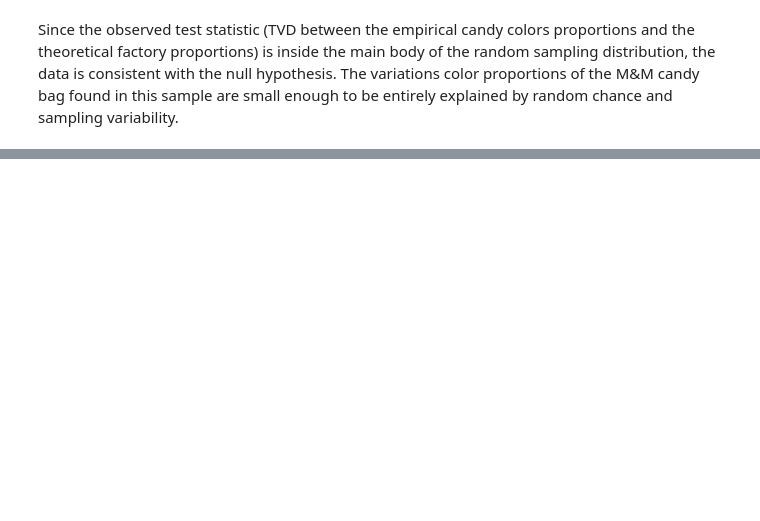
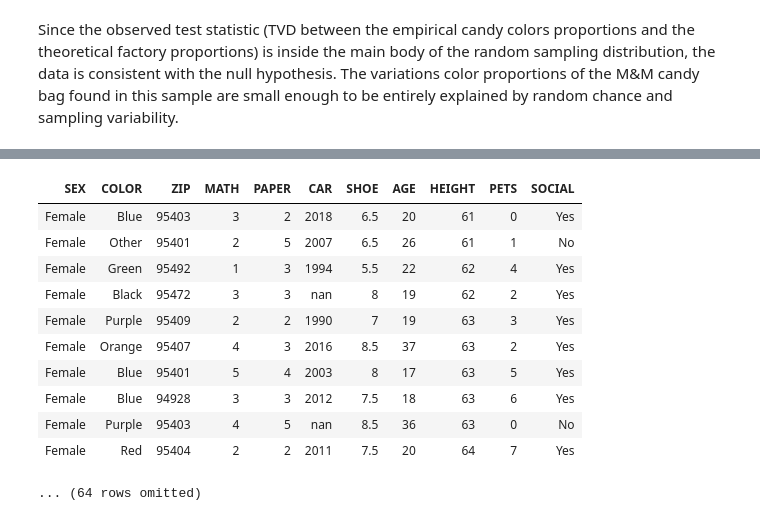
Before and after one commit to SRJC-Data-Science/materials-sp22, a Jupyter notebook: SRJC/lecture_note/lecture_17_18_19/hypothesis_testing-pw.ipynb, the cells around one changed output, grey strips where cells are left out. Saved outputs shown, nothing was run; the diff lists cells and outputs as text; code cells hidden in the pictures; blank space fills up the shorter version.

```diff
--- a/SRJC/lecture_note/lecture_17_18_19/hypothesis_testing-pw.ipynb
+++ b/SRJC/lecture_note/lecture_17_18_19/hypothesis_testing-pw.ipynb
@@ -487,0 +500,16 @@ p_value
+# %%
+students = Table().read_table('student_data.csv')
+students
+# %% [output]
+| SEX | COLOR | ZIP | MATH | PAPER | CAR | SHOE | AGE | HEIGHT | PETS | SOCIAL |
+| Female | Blue | 95403 | 3 | 2 | 2018 | 6.5 | 20 | 61 | 0 | Yes |
+| Female | Other | 95401 | 2 | 5 | 2007 | 6.5 | 26 | 61 | 1 | No |
+| Female | Green | 95492 | 1 | 3 | 1994 | 5.5 | 22 | 62 | 4 | Yes |
+| Female | Black | 95472 | 3 | 3 | nan | 8 | 19 | 62 | 2 | Yes |
+| Female | Purple | 95409 | 2 | 2 | 1990 | 7 | 19 | 63 | 3 | Yes |
+| Female | Orange | 95407 | 4 | 3 | 2016 | 8.5 | 37 | 63 | 2 | Yes |
+| Female | Blue | 95401 | 5 | 4 | 2003 | 8 | 17 | 63 | 5 | Yes |
+| Female | Blue | 94928 | 3 | 3 | 2012 | 7.5 | 18 | 63 | 6 | Yes |
+| Female | Purple | 95403 | 4 | 5 | nan | 8.5 | 36 | 63 | 0 | No |
+| Female | Red | 95404 | 2 | 2 | 2011 | 7.5 | 20 | 64 | 7 | Yes |
+... (64 rows omitted)
```
Also changed, not shown: parts of 33 cells of this notebook.
